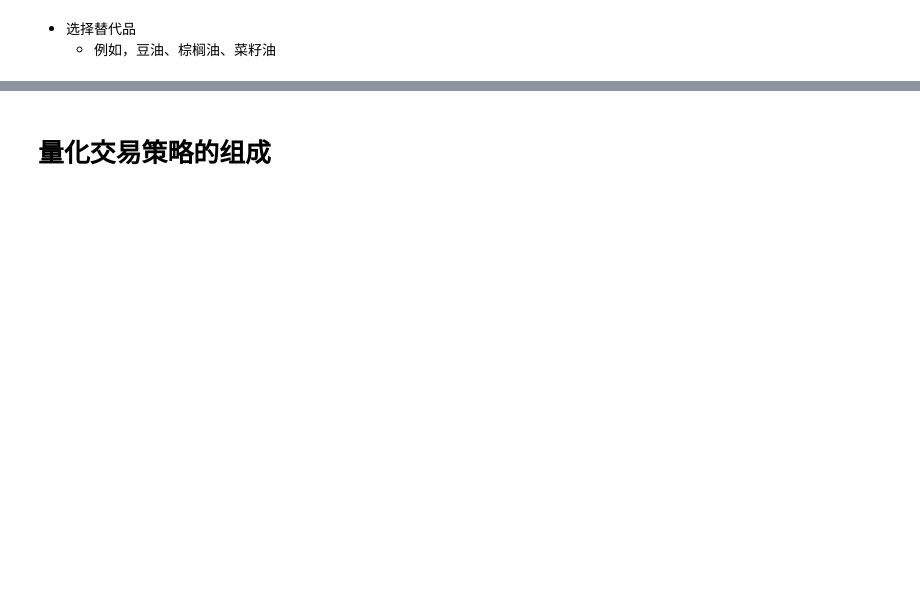
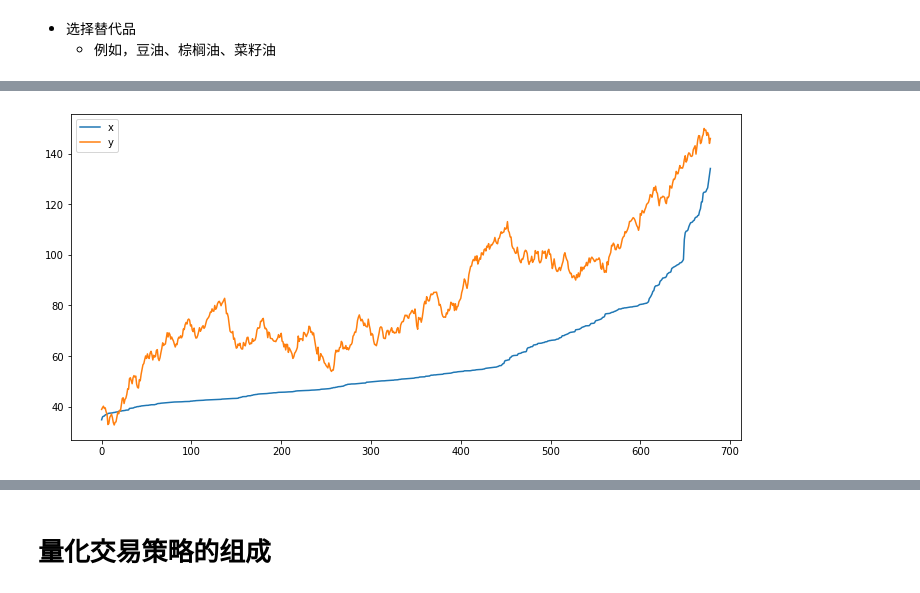
Before and after one commit to christinemu/quant-trading, a Jupyter notebook: TradingStrategy.ipynb, the cells around one changed output, grey strips where cells are left out. Saved outputs shown, nothing was run; the diff lists cells and outputs as text; code cells hidden in the pictures; blank space fills up the shorter version.

```diff
--- a/TradingStrategy.ipynb
+++ b/TradingStrategy.ipynb
@@ -156,0 +160,4 @@ $$
+# %%
+aprice = web.DataReader('AAPL',data_source='stooq',start=datetime(2018,1,1),end=datetime(2020,9,12))
+aprice.head()
+aprice.shape
@@ -156,0 +173,9 @@ $$
+# %%
+aprice.sort_index(inplace=True)
+y = aprice['Close'][0]
+ranData = []
+for each in range(aprice.shape[0]):
+    ranData.append(y+np.random.normal(aprice['Close'].diff().mean(),aprice['Close'].diff().std()))
+    y = ranData[-1]
+priceData = pd.DataFrame({'x':sorted(aprice['Close']),'y':ranData})
+priceData
@@ -156,0 +196,4 @@ $$
+# %%
+_ = priceData.plot(kind='line',figsize=(12,6))
+# %% [output]
+[figure, added]
```
Also changed, not shown: parts of 102 cells of this notebook, 13 other files.
